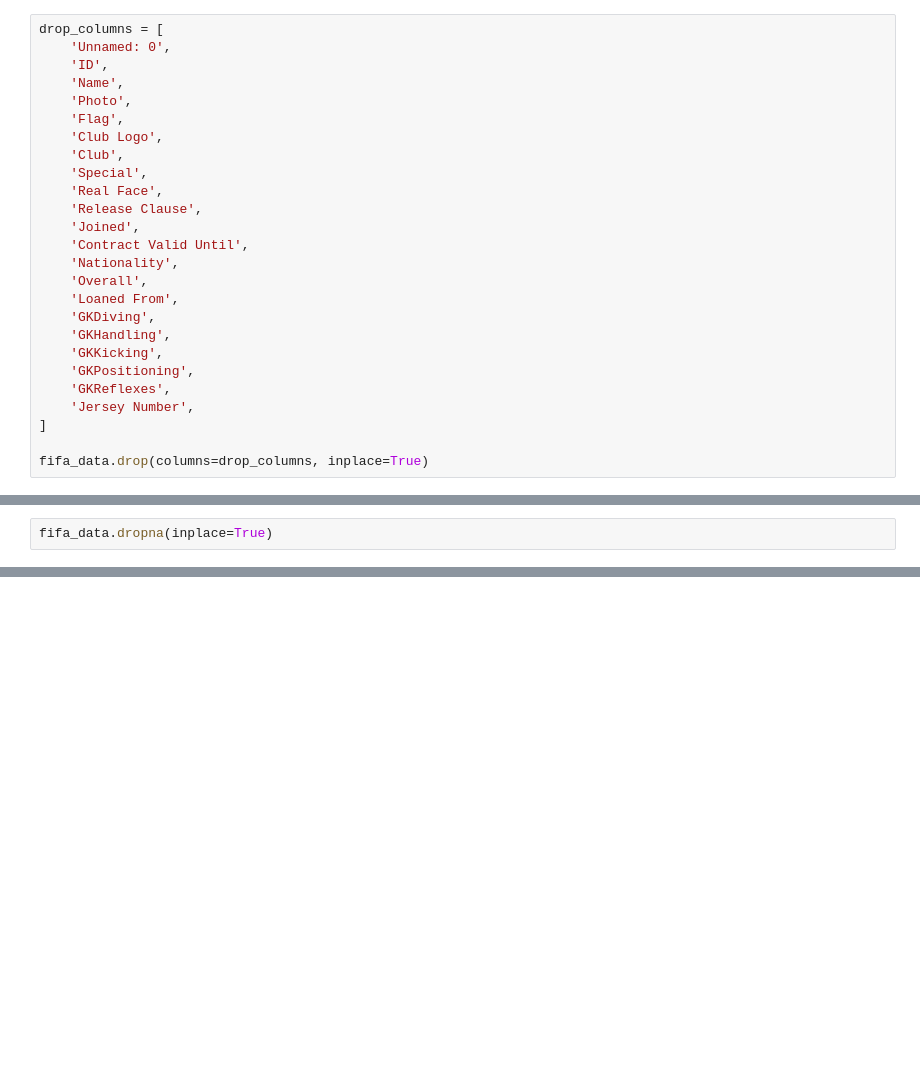
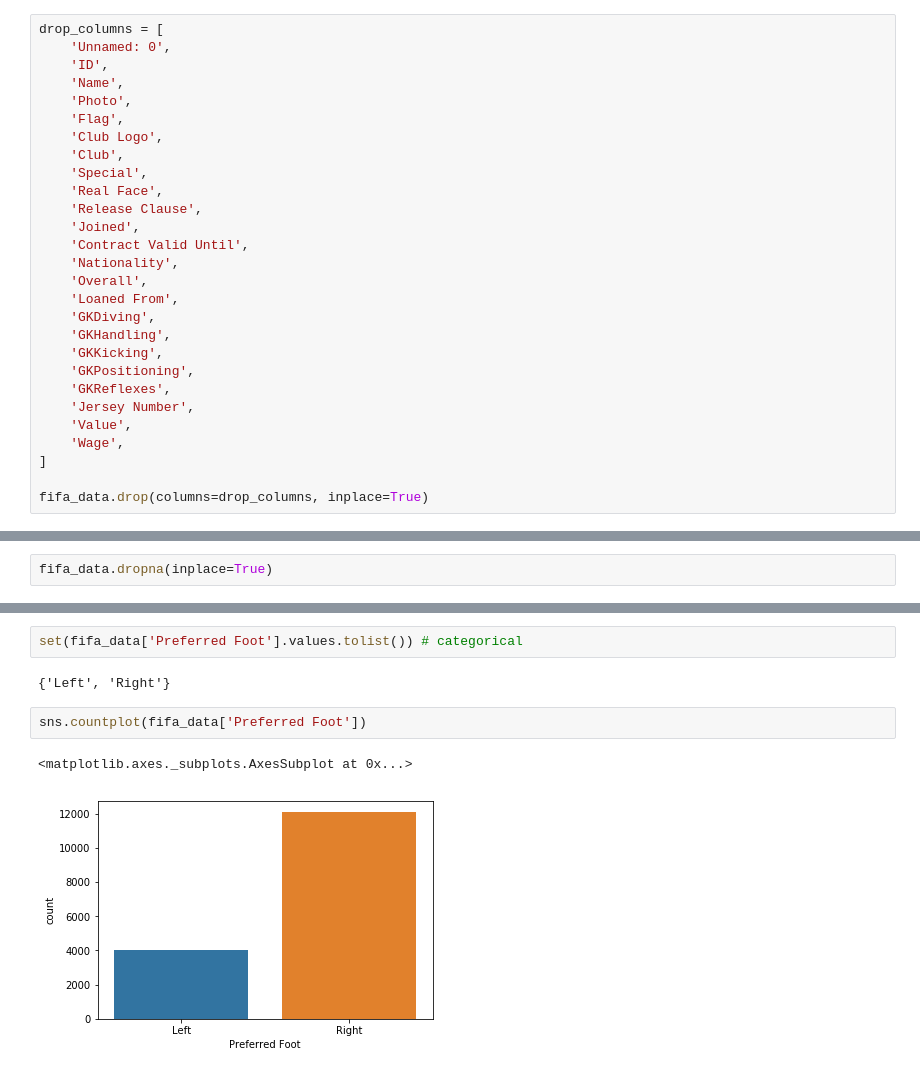
Before and after one commit to mikitachab/football-manager-ml-support, a Jupyter notebook: football-manager-intro-[PL].ipynb, the cells around one changed output, grey strips where cells are left out. Cells and saved outputs as stored; diff of their text form; blank space fills up the shorter version.

Commit message:
init data transform

```diff
--- a/football-manager-intro-[PL].ipynb
+++ b/football-manager-intro-[PL].ipynb
@@ -80,6 +81,8 @@ drop_columns = [
     'GKPositioning',
     'GKReflexes',
     'Jersey Number',
+    'Value',
+    'Wage',
 ]
 
 fifa_data.drop(columns=drop_columns, inplace=True)
@@ -114,0 +150,9 @@ fifa_data.dropna(inplace=True)
+# %%
+set(fifa_data['Preferred Foot'].values.tolist()) # categorical
+# %% [output]
+{'Left', 'Right'}
+# %%
+sns.countplot(fifa_data['Preferred Foot'])
+# %% [output]
+<matplotlib.axes._subplots.AxesSubplot at 0x...>
+[figure, added]
```
Also changed, not shown: parts of 25 cells of this notebook.
